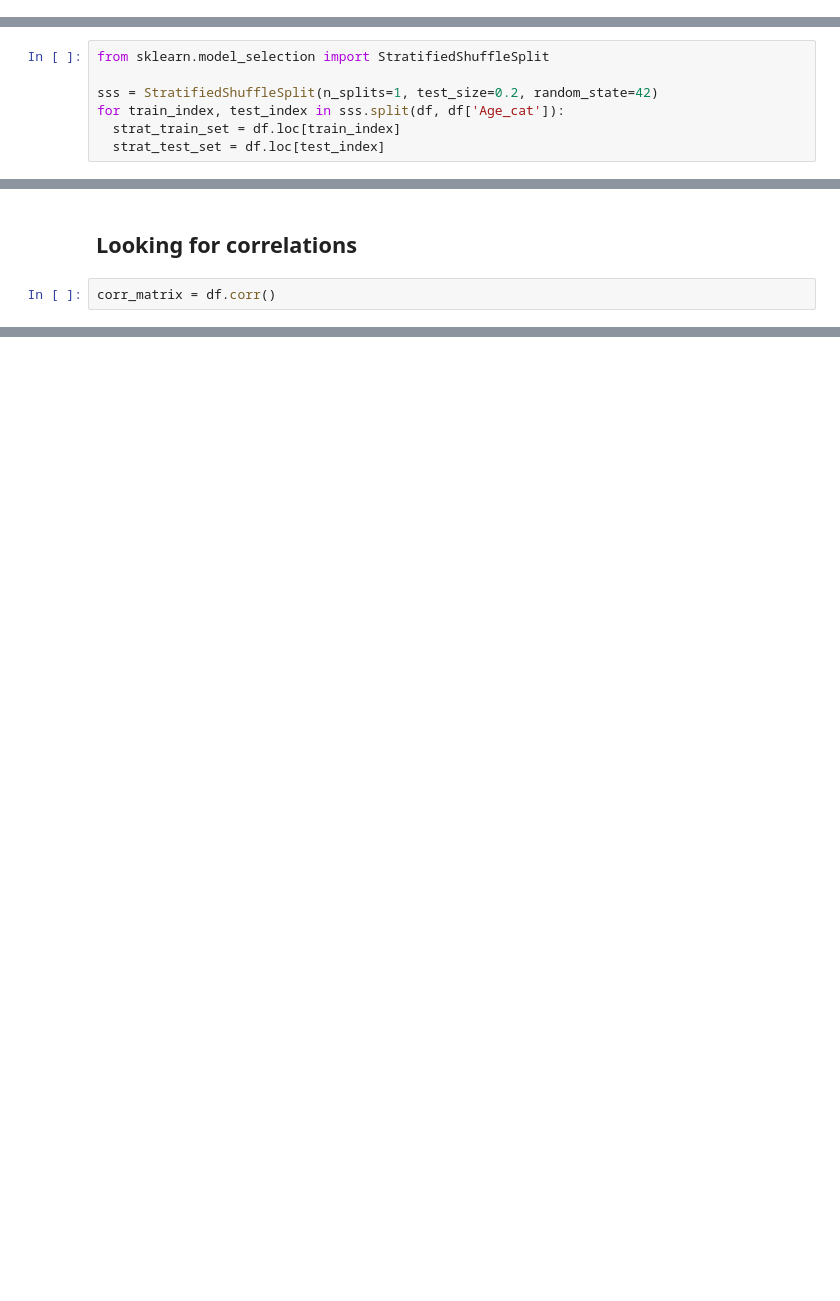
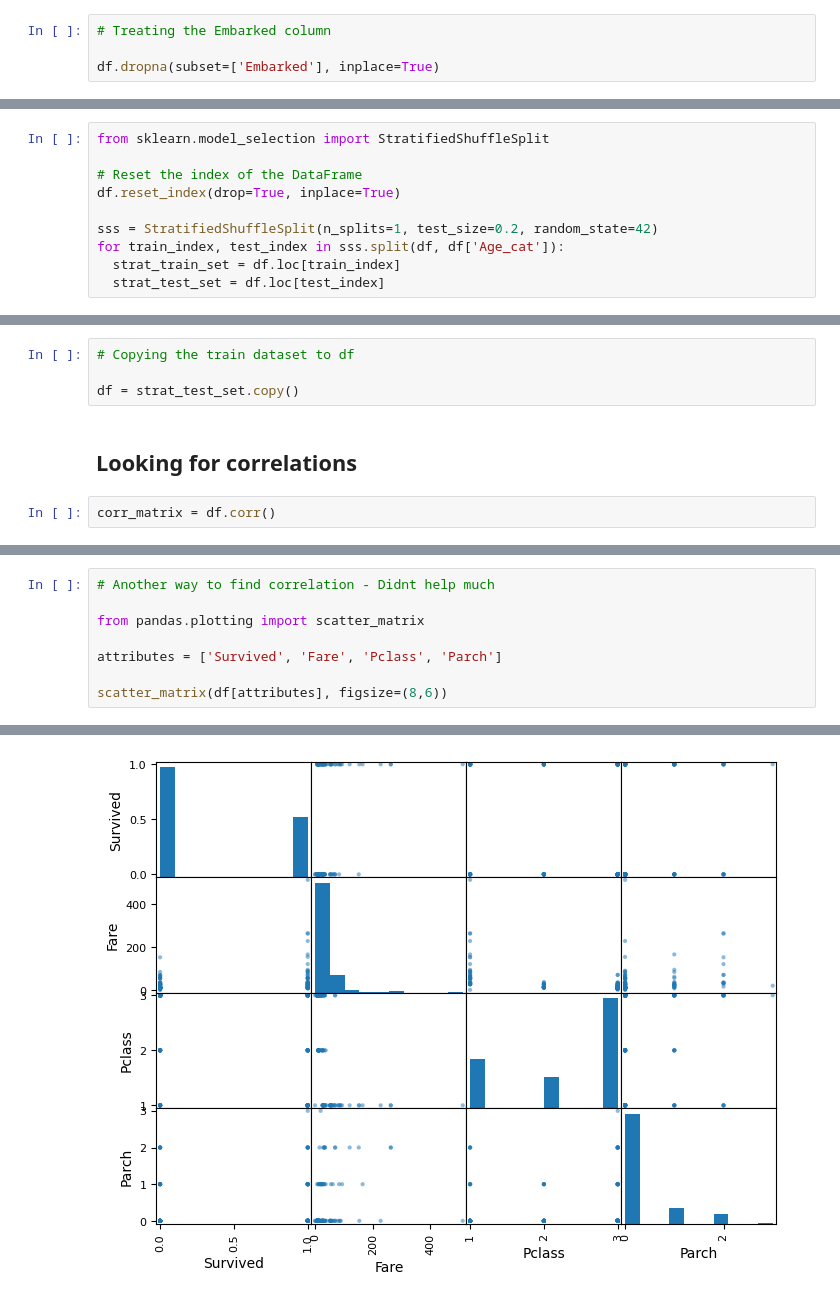
Before and after one commit to JoaoSiqueiraDS/DS_Days, a Jupyter notebook: Titanic_ML_Project.ipynb, the cells around one changed output, grey strips where cells are left out. Cells and saved outputs as stored; diff of their text form; blank space fills up the shorter version.

```diff
--- a/Titanic_ML_Project.ipynb
+++ b/Titanic_ML_Project.ipynb
@@ -132,3 +132,7 @@ df['Age'] = df.groupby('Pclass')['Age'].transform(lambda x: x.fillna(x.median())
 # Treating the cabin column
 
 df.drop('Cabin', axis=1, inplace=True)
+# %%
+# Treating the Embarked column
+
+df.dropna(subset=['Embarked'], inplace=True)
@@ -152,6 +172,9 @@ df['Age_cat'].hist()
 [figure]
 # %%
 from sklearn.model_selection import StratifiedShuffleSplit
+
+# Reset the index of the DataFrame
+df.reset_index(drop=True, inplace=True)
 
 sss = StratifiedShuffleSplit(n_splits=1, test_size=0.2, random_state=42)
 for train_index, test_index in sss.split(df, df['Age_cat']):
@@ -174,6 +197,10 @@ Name: Age_cat, dtype: float64
 
 for set_ in (strat_train_set, strat_test_set):
   set_.drop('Age_cat', axis=1, inplace=True)
+# %%
+# Copying the train dataset to df
+
+df = strat_test_set.copy()
 # %% [markdown]
 ## Looking for correlations
 # %%
@@ -191 +218,10 @@ Pclass        -0.338481
 Name: Survived, dtype: float64
+# %%
+# Another way to find correlation - Didnt help much
+
+from pandas.plotting import scatter_matrix
+
+attributes = ['Survived', 'Fare', 'Pclass', 'Parch']
+
+scatter_matrix(df[attributes], figsize=(8,6))
+# %% [output]
@@ -191,0 +244 @@ Name: Survived, dtype: float64
+[figure, added]
```
Also changed, not shown: parts of 11 cells of this notebook.
